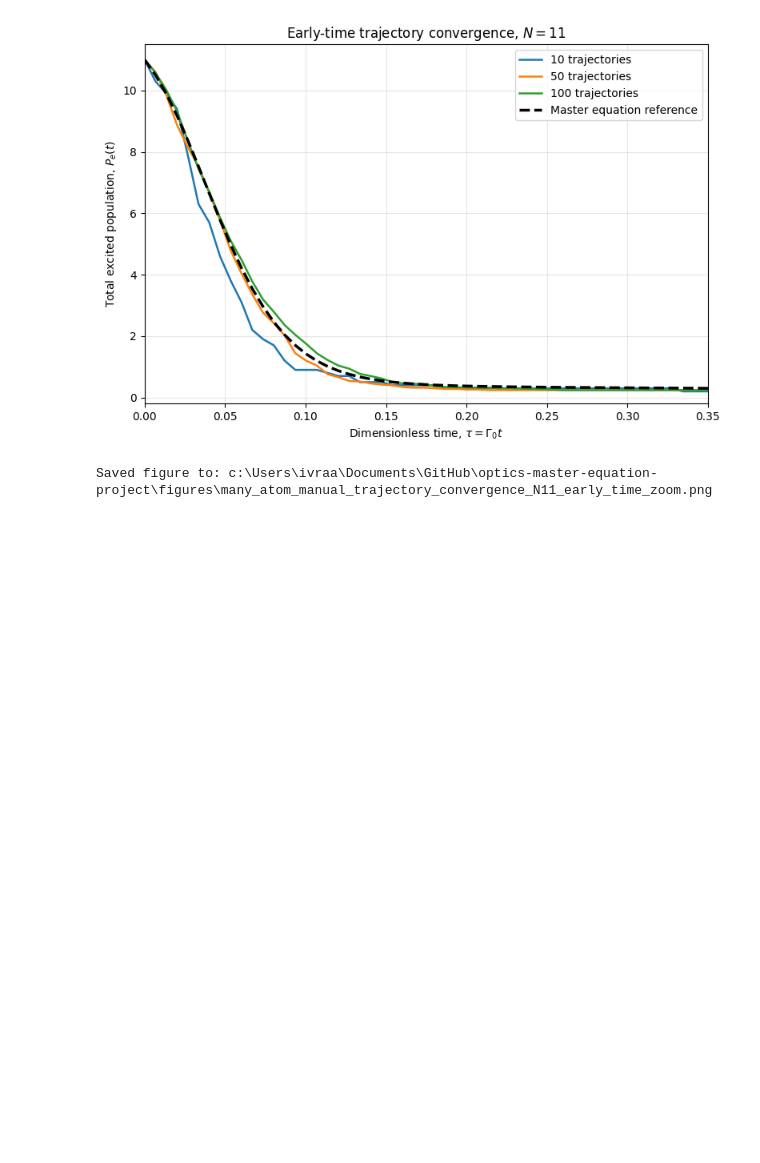
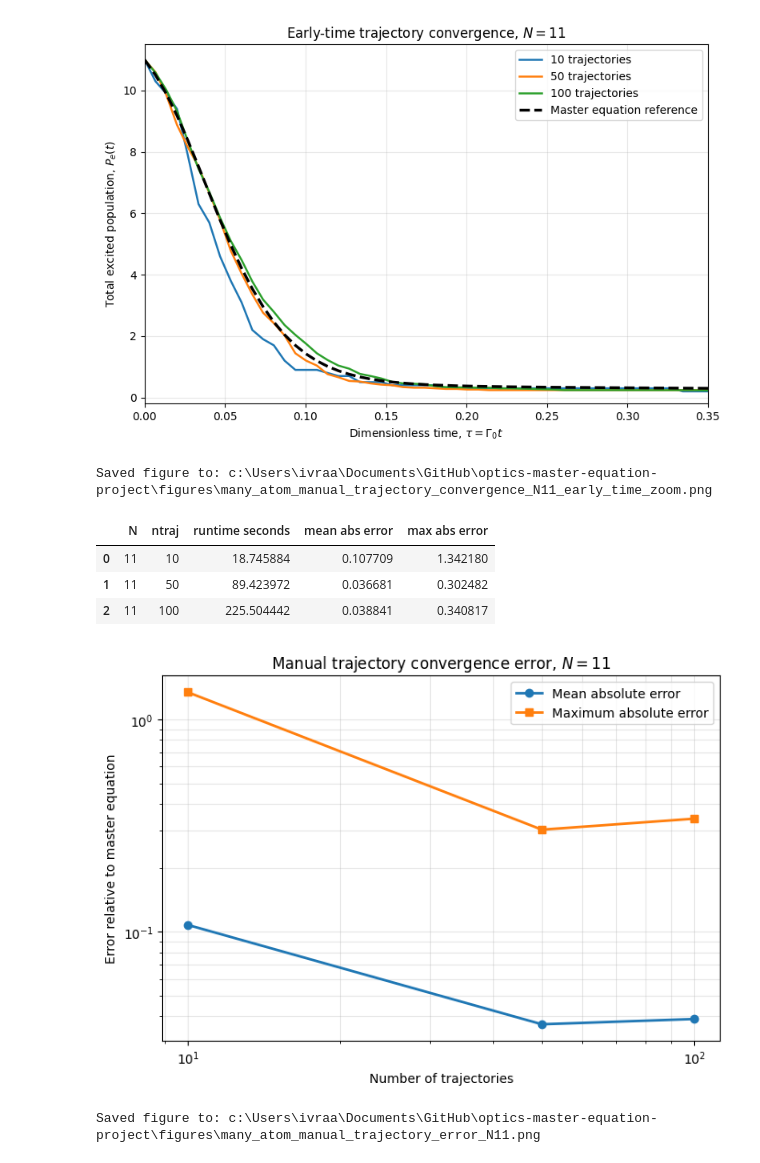
Before and after one commit to shivibalaji/optics-master-equation-project, a Jupyter notebook: notebooks/06_many_atom_trajectories.ipynb, the cells around one changed output. Cells and saved outputs as stored; diff of their text form; code cells hidden in the pictures; blank space fills up the shorter version.

Commit message:
Add many atom trajectory calculations

```diff
--- a/notebooks/06_many_atom_trajectories.ipynb
+++ b/notebooks/06_many_atom_trajectories.ipynb
@@ -931,3 +931,48 @@ print("Saved figure to:", figure_path)
 # %% [output]
 [figure]
 Saved figure to: c:\Users\ivraa\Documents\GitHub\optics-master-equation-project\figures\many_atom_manual_trajectory_convergence_N11_early_time_zoom.png
+# %%
+#inspect-N11-manual-trajectory-runtime-table
+runtime_table_N11_manual
+# %% [output]
+|  | N | ntraj | runtime seconds | mean abs error | max abs error |
+| 0 | 11 | 10 | 18.745884 | 0.107709 | 1.342180 |
+| 1 | 11 | 50 | 89.423972 | 0.036681 | 0.302482 |
+| 2 | 11 | 100 | 225.504442 | 0.038841 | 0.340817 |
+# %%
+#plot-N11-manual-trajectory-error-vs-ntraj
+plt.figure(figsize=(7, 5))
+
+plt.plot(
+    runtime_table_N11_manual["ntraj"],
+    runtime_table_N11_manual["mean abs error"],
+    marker="o",
+    linewidth=2,
+    label="Mean absolute error",
+)
+
+plt.plot(
+    runtime_table_N11_manual["ntraj"],
+    runtime_table_N11_manual["max abs error"],
+    marker="s",
+    linewidth=2,
+    label="Maximum absolute error",
+)
+
+plt.xscale("log")
+plt.yscale("log")
+plt.xlabel("Number of trajectories")
+plt.ylabel("Error relative to master equation")
+plt.title(r"Manual trajectory convergence error, $N=11$")
+plt.grid(True, which="both", alpha=0.3)
+plt.legend()
+plt.tight_layout()
+
+figure_path = FIGURES_DIR / "many_atom_manual_trajectory_error_N11.png"
+plt.savefig(figure_path, dpi=300)
+plt.show()
+
+print("Saved figure to:", figure_path)
+# %% [output]
+[figure, added]
+Saved figure to: c:\Users\ivraa\Documents\GitHub\optics-master-equation-project\figures\many_atom_manual_trajectory_error_N11.png
```
Also changed, not shown: parts of 2 cells of this notebook, 2 other files.
